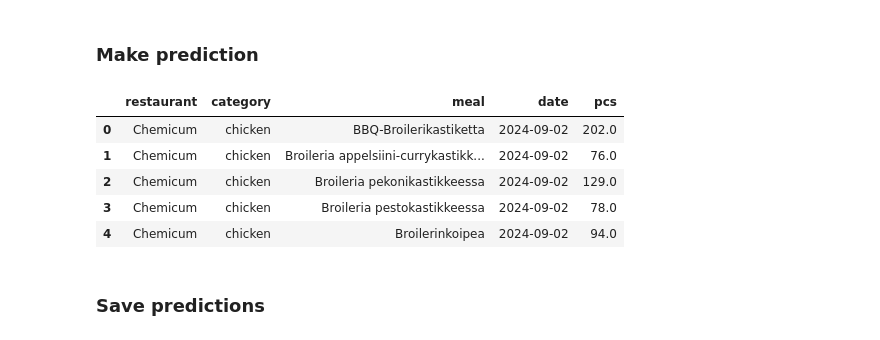
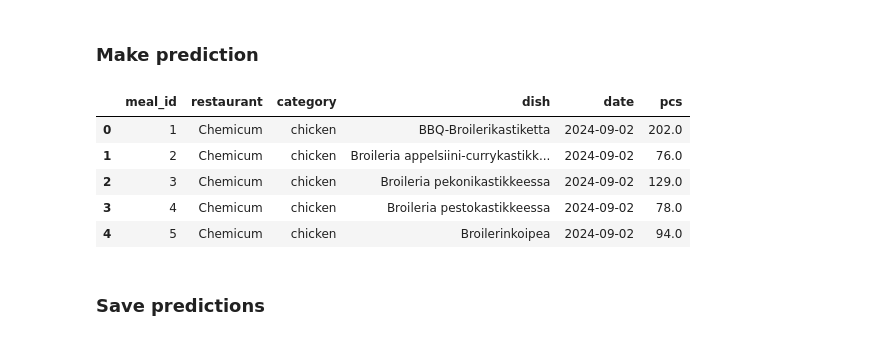
Before and after one commit to Food-Waste-Optimization/Food-Waste-Optimization, a Jupyter notebook: experiments_hoangle/recommendation/2_foreacast_pieces_per_dish.ipynb, the cells around one changed output. Cells and saved outputs as stored; diff of their text form; code cells hidden in the pictures.

```diff
--- a/experiments_hoangle/recommendation/2_foreacast_pieces_per_dish.ipynb
+++ b/experiments_hoangle/recommendation/2_foreacast_pieces_per_dish.ipynb
@@ -34,3 +34,7 @@ dim_lunches.head()
 | 2 | 2023-01-02 | Chemicum | vegan | Marokkolainen linssipata | 84 |
 | 3 | 2023-01-03 | Chemicum | fish | Herkkulohipihvit | 105 |
 | 4 | 2023-01-03 | Chemicum | fish | Kalapuikot tillikermaviilikast | 52 |
+# %%
+dim_dishes = pd.read_excel(Paths.dim_dishes(), index_col=None)
+
+dim_dishes.head()
@@ -426,13 +439,10 @@ date_end = '2025-01-01'
 
 dates = pd.bdate_range(date_start, date_end)
 
-# Get list of tuples of (restaurant, category, meal)
-dishes = dim_lunches.groupby(by=['restaurant', 'category', 'dish']).count().reset_index().drop(columns=['date', 'pcs'])
-
 # Create recrods
 records = []
 for date in dates:
-    tmp = dishes.copy()
+    tmp = dim_dishes.copy()
     tmp['date'] = date
 
     records.append(tmp)
@@ -460,6 +470,7 @@ cols_cat = [
     'category',
 ]
 
+enc_ordinal = OrdinalEncoder()
 X_pred[cols_cat] = enc_ordinal.fit_transform(X_pred[cols_cat]).astype(np.int32)
 
 
@@ -511,28 +522,28 @@ regressor.fit(Xtrainval, ytrainval)
 # %%
 MIN_PIECES = 5
 
 # Remove unnecessary columns
 feats = X_pred[['weekday_sin', 'weekday_cos', 'restaurant', 'category', *df_feat_meal.columns]]
 feats.head()
 
 # Predict
 y_pred_raw = regressor.predict(feats)
 y_pred = scaler_tgt.inverse_transform(y_pred_raw.reshape(-1, 1)).squeeze()
 
 # Create dataframe containing predicted no. sold pieces
-predictions = X_pred[['restaurant', 'category', 'dish', 'date']].copy()
+predictions = X_pred[['meal_id', 'restaurant', 'category', 'dish', 'date']].copy()
 predictions['pcs'] = np.clip(np.round(y_pred), a_min=MIN_PIECES, a_max=None)
 
 predictions[cols_cat] = enc_ordinal.inverse_transform(predictions[cols_cat])
 
 predictions.head()
 # %% [output]
-|  | restaurant | category | meal | date | pcs |
-| 0 | Chemicum | chicken | BBQ-Broilerikastiketta | 2024-09-02 | 202.0 |
-| 1 | Chemicum | chicken | Broileria appelsiini-currykastikk... | 2024-09-02 | 76.0 |
-| 2 | Chemicum | chicken | Broileria pekonikastikkeessa | 2024-09-02 | 129.0 |
-| 3 | Chemicum | chicken | Broileria pestokastikkeessa | 2024-09-02 | 78.0 |
-| 4 | Chemicum | chicken | Broilerinkoipea | 2024-09-02 | 94.0 |
+|  | meal_id | restaurant | category | dish | date | pcs |
+| 0 | 1 | Chemicum | chicken | BBQ-Broilerikastiketta | 2024-09-02 | 202.0 |
+| 1 | 2 | Chemicum | chicken | Broileria appelsiini-currykastikk... | 2024-09-02 | 76.0 |
+| 2 | 3 | Chemicum | chicken | Broileria pekonikastikkeessa | 2024-09-02 | 129.0 |
+| 3 | 4 | Chemicum | chicken | Broileria pestokastikkeessa | 2024-09-02 | 78.0 |
+| 4 | 5 | Chemicum | chicken | Broilerinkoipea | 2024-09-02 | 94.0 |
 # %% [markdown]
 ### Save predictions
 # %%
```
Also changed, not shown: parts of 10 cells of this notebook, 6 other files.
